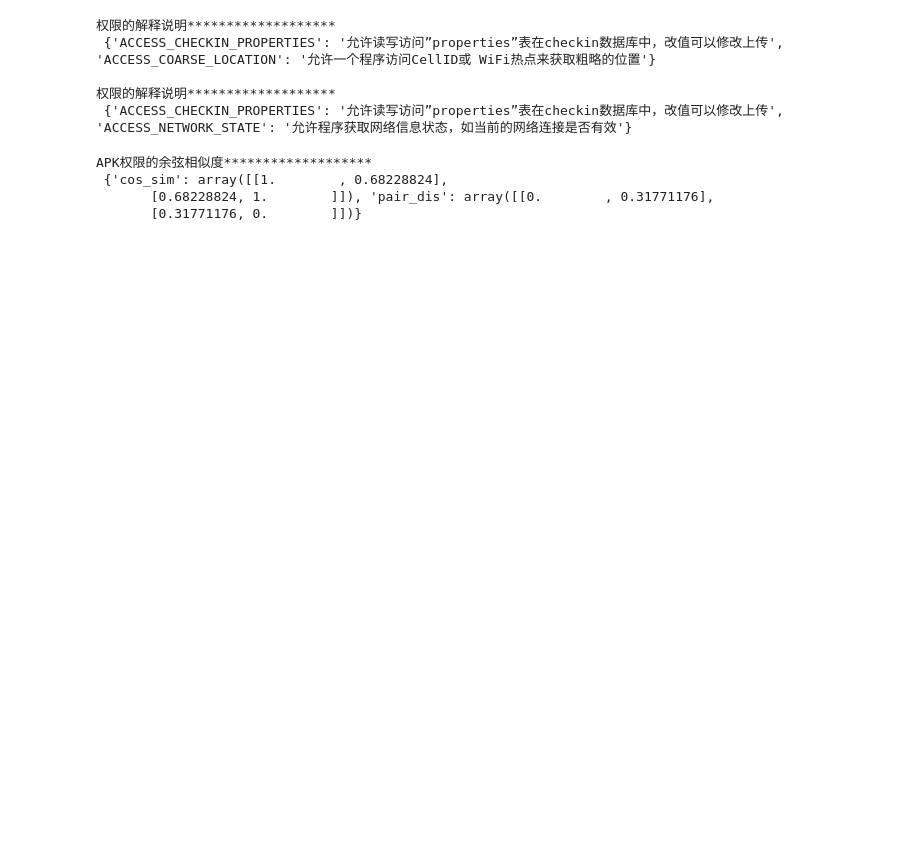
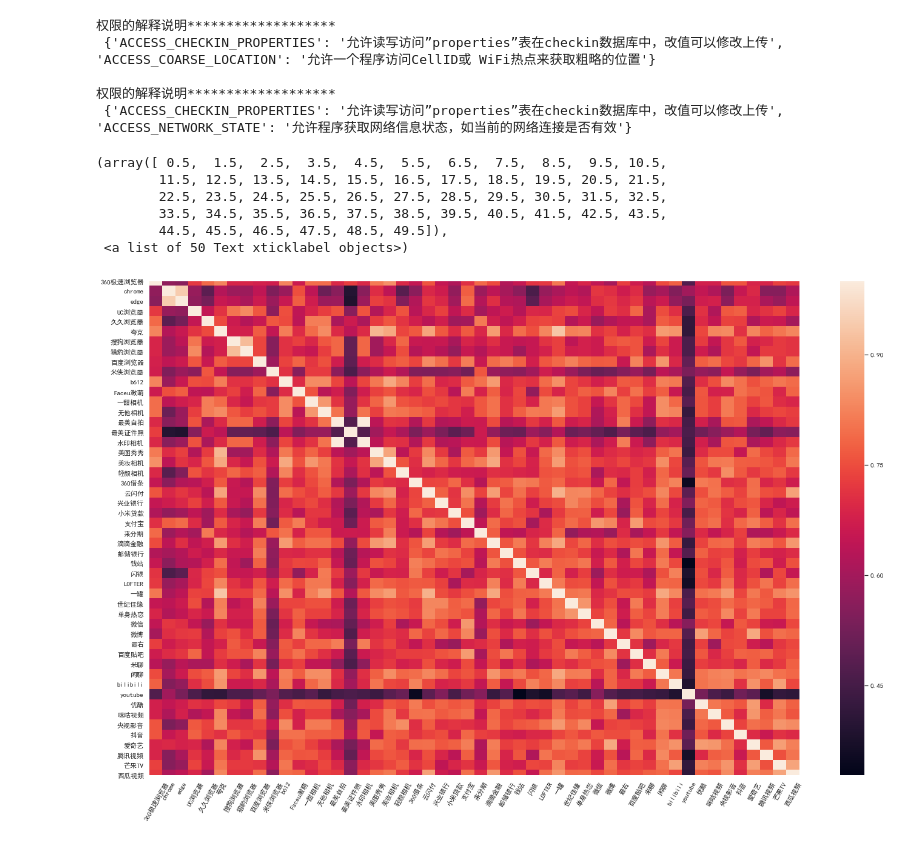
Before and after one commit to mmmmmmiracle/SE_project, a Jupyter notebook: result_analysis/analysis.ipynb, the cells around one changed output. Saved outputs shown, nothing was run; the diff lists cells and outputs as text; code cells hidden in the pictures; blank space fills up the shorter version.

```diff
--- a/result_analysis/analysis.ipynb
+++ b/result_analysis/analysis.ipynb
@@ -215,11 +77,20 @@ print('\n权限的解释说明*******************\n',util.get_permisions_descrip
 权限的解释说明*******************
  {'ACCESS_CHECKIN_PROPERTIES': '允许读写访问”properties”表在checkin数据库中，改值可以修改上传', 'ACCESS_NETWORK_STATE': '允许程序获取网络信息状态，如当前的网络连接是否有效'}
 # %%
-print('APK权限的余弦相似度*******************\n',util.get_cosine_similarity(np.array(util.permisions_df).transpose()))
+# print('APK权限的余弦相似度*******************\n',util.get_cosine_similarity(np.array(util.permisions_df).transpose()))
+cos_sim=util.get_cosine_similarity(np.array(util.permisions_df).transpose())
-# %% [output]
-APK权限的余弦相似度*******************
- {'cos_sim': array([[1.        , 0.68228824],
-       [0.68228824, 1.        ]]), 'pair_dis': array([[0.        , 0.31771176],
-       [0.31771176, 0.        ]])}
 # %%
 # !python analysis.py
+# %%
+plt.figure(figsize=(24,15))
+sns.heatmap(cos_sim['cos_sim'],xticklabels=util.permisions_df.columns,
+           yticklabels=util.permisions_df.columns)
+plt.xticks(rotation=60)
+# %% [output]
+(array([ 0.5,  1.5,  2.5,  3.5,  4.5,  5.5,  6.5,  7.5,  8.5,  9.5, 10.5,
+        11.5, 12.5, 13.5, 14.5, 15.5, 16.5, 17.5, 18.5, 19.5, 20.5, 21.5,
+        22.5, 23.5, 24.5, 25.5, 26.5, 27.5, 28.5, 29.5, 30.5, 31.5, 32.5,
+        33.5, 34.5, 35.5, 36.5, 37.5, 38.5, 39.5, 40.5, 41.5, 42.5, 43.5,
+        44.5, 45.5, 46.5, 47.5, 48.5, 49.5]),
+ <a list of 50 Text xticklabel objects>)
+[figure, added]
```
Also changed, not shown: parts of 8 cells of this notebook, 54 other files.
